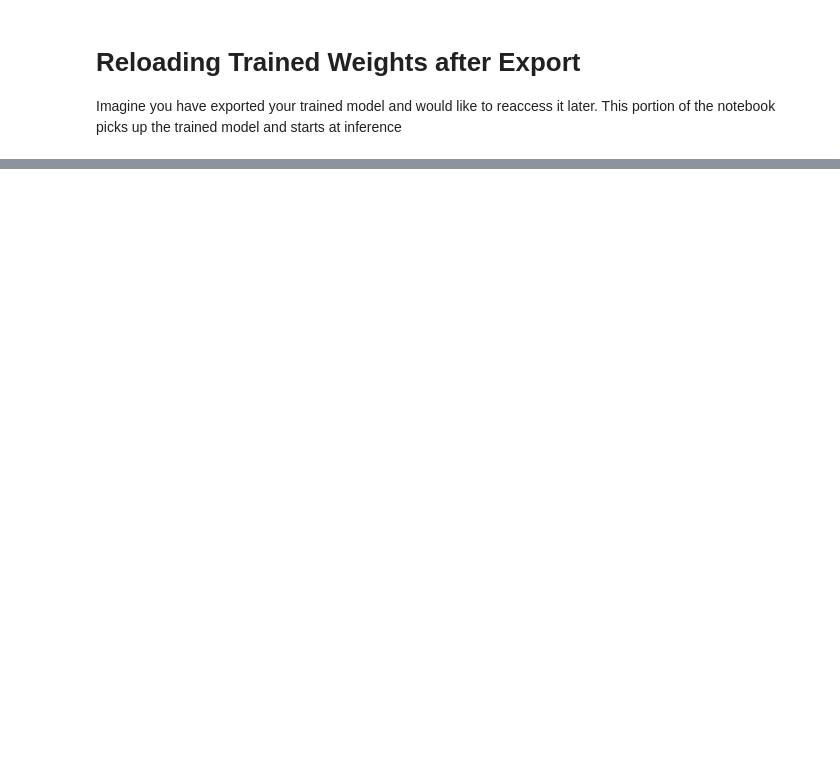
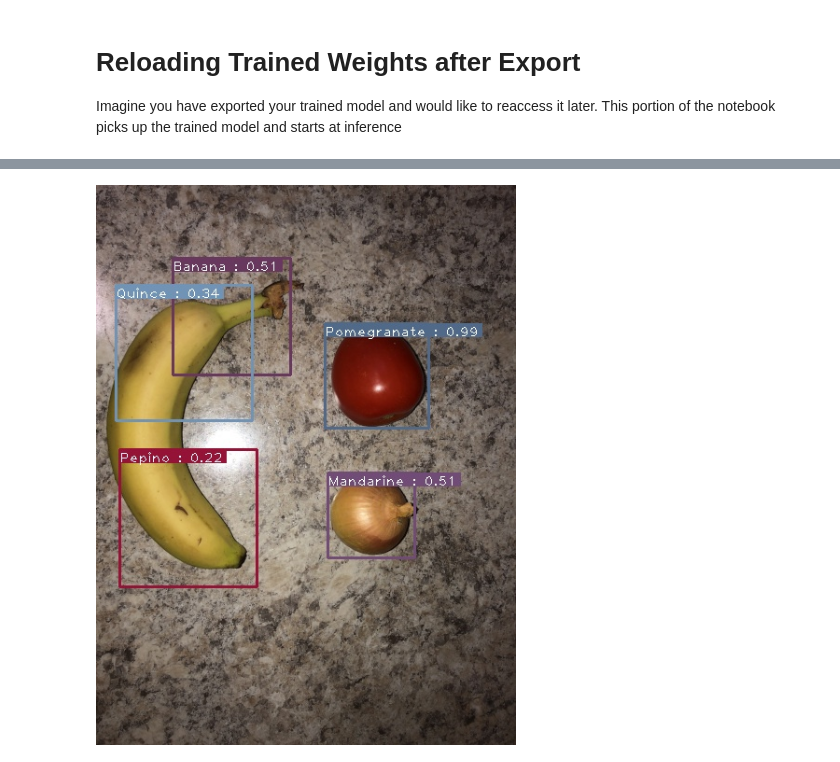
Before and after one commit to RaulEK/ml-fruits360, a Jupyter notebook: notebooks/EfficientDet_v2_ML_Fruits_360.ipynb, the cells around one changed output, grey strips where cells are left out. Saved outputs shown, nothing was run; the diff lists cells and outputs as text; code cells hidden in the pictures; blank space fills up the shorter version.

```diff
--- a/notebooks/EfficientDet_v2_ML_Fruits_360.ipynb
+++ b/notebooks/EfficientDet_v2_ML_Fruits_360.ipynb
@@ -335,0 +514,5 @@ Image(filename='output.jpg')
+# %%
+from IPython.display import Image
+Image(filename='output.jpg')
+# %% [output]
+[figure, added]
```
Also changed, not shown: parts of 36 cells of this notebook, 2 other files.
